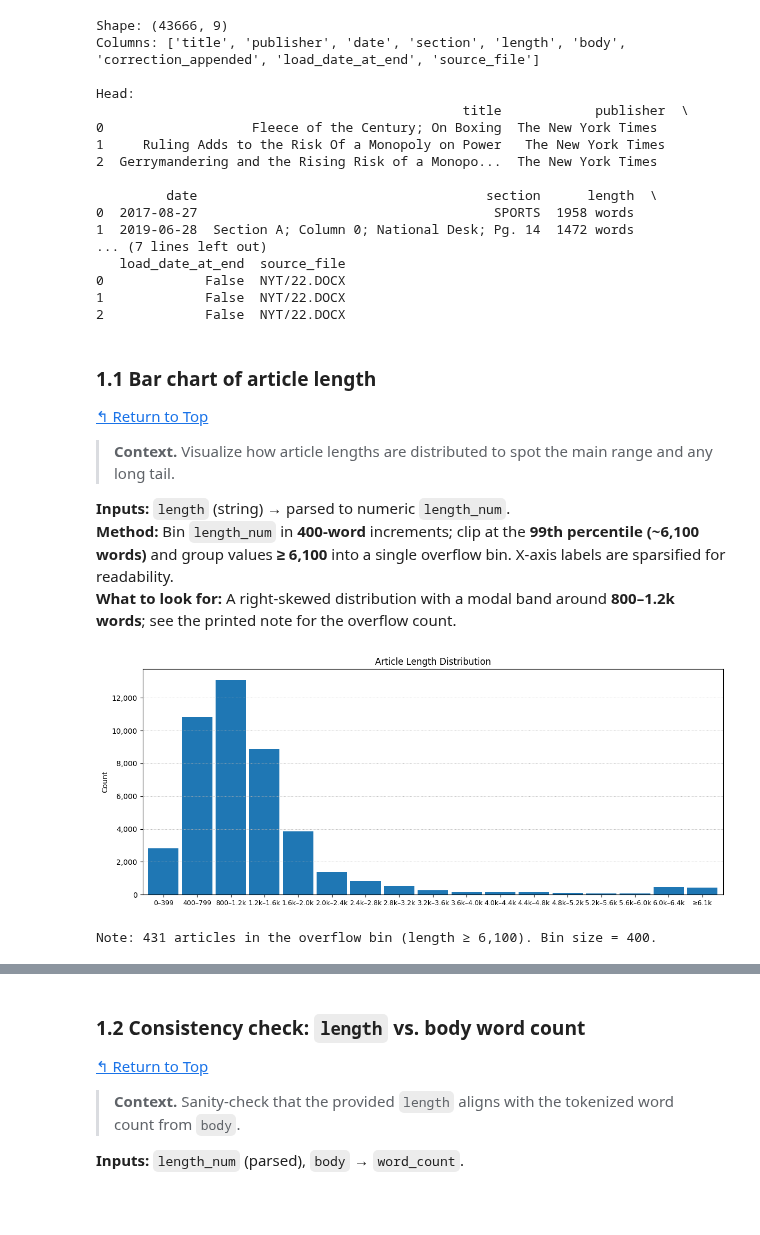
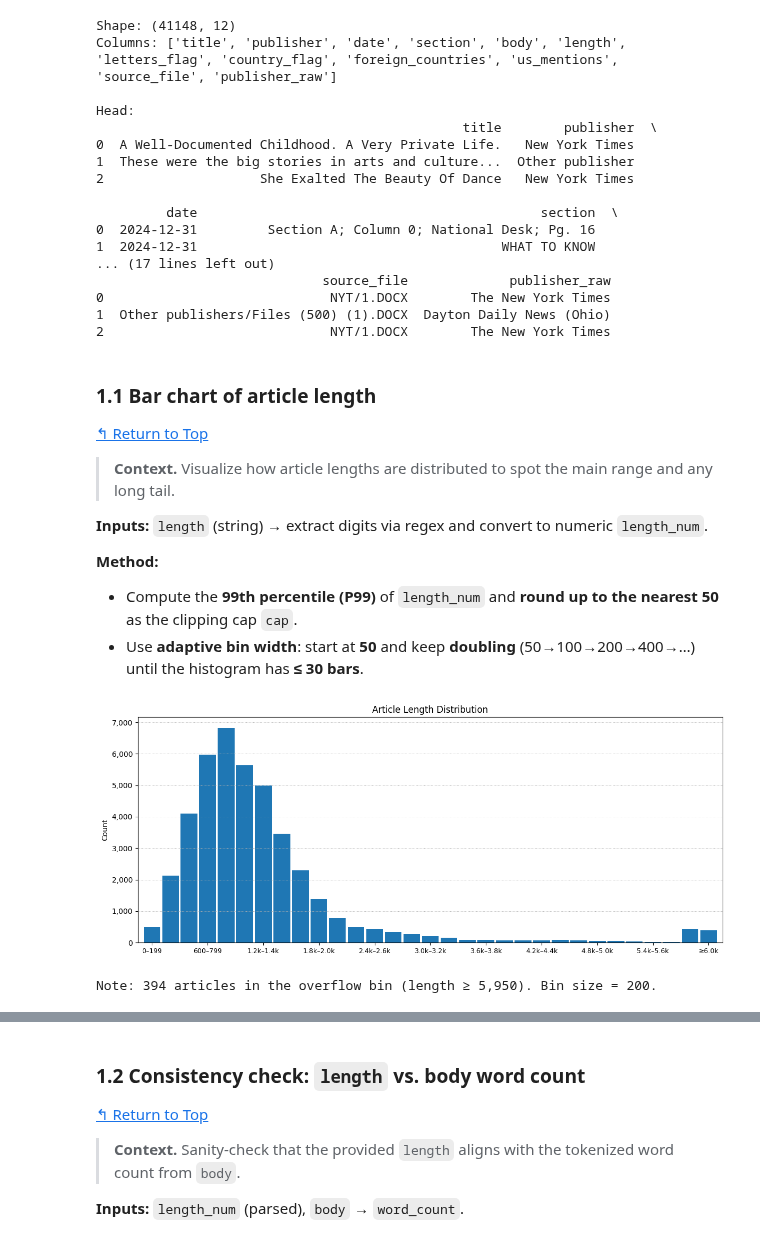
Before and after one commit to laurauguc/working_class_media_analysis, a Jupyter notebook: data_exploration/Guo_length_section_analysis.ipynb, the cells around one changed output, grey strips where cells are left out. Cells and saved outputs as stored; diff of their text form; code cells hidden in the pictures; blank space fills up the shorter version.

Commit message:
updated section analysis on cleaned dataset

```diff
--- a/data_exploration/Guo_length_section_analysis.ipynb
+++ b/data_exploration/Guo_length_section_analysis.ipynb
@@ -19,27 +20,27 @@ Overview of Step 1 checks on `parsed_data` to guide later cleaning and analysis.
 # %%
-df = pd.read_pickle(DATA_PATH)
+df = pd.read_pickle("../data/processed/cleaned_articles.pkl")
 print("Shape:", df.shape)
 print("Columns:", list(df.columns))
 print("\nHead:")
 print(df.head(3))
 # %% [output]
-Shape: (43666, 9)
-Columns: ['title', 'publisher', 'date', 'section', 'length', 'body', 'correction_appended', 'load_date_at_end', 'source_file']
+Shape: (41148, 12)
+Columns: ['title', 'publisher', 'date', 'section', 'body', 'length', 'letters_flag', 'country_flag', 'foreign_countries', 'us_mentions', 'source_file', 'publisher_raw']
 
 Head:
-                                               title            publisher  \
-0                   Fleece of the Century; On Boxing  The New York Times
-1     Ruling Adds to the Risk Of a Monopoly on Power   The New York Times
-2  Gerrymandering and the Rising Risk of a Monopo...  The New York Times
+                                               title        publisher  \
+0  A Well-Documented Childhood. A Very Private Life.   New York Times
+1  These were the big stories in arts and culture...  Other publisher
+2                    She Exalted The Beauty Of Dance   New York Times
 
-         date                                     section      length  \
-0  2017-08-27                                      SPORTS  1958 words
-1  2019-06-28  Section A; Column 0; National Desk; Pg. 14  1472 words
-... (7 lines left out)
-   load_date_at_end  source_file
-0             False  NYT/22.DOCX
-1             False  NYT/22.DOCX
-2             False  NYT/22.DOCX
+         date                                            section  \
+0  2024-12-31         Section A; Column 0; National Desk; Pg. 16
+1  2024-12-31                                       WHAT TO KNOW
+... (17 lines left out)
+                             source_file             publisher_raw
+0                             NYT/1.DOCX        The New York Times
+1  Other publishers/Files (500) (1).DOCX  Dayton Daily News (Ohio)
+2                             NYT/1.DOCX        The New York Times
 # %% [markdown]
 <a id="11-bar-chart-of-article-length"></a>
 ### 1.1 Bar chart of article length
@@ -47,9 +48,11 @@ Head:
 
 > **Context.** Visualize how article lengths are distributed to spot the main range and any long tail.
 
-**Inputs:** `length` (string) → parsed to numeric `length_num`.
-**Method:** Bin `length_num` in **400-word** increments; clip at the **99th percentile (~6,100 words)** and group values **≥ 6,100** into a single overflow bin. X-axis labels are sparsified for readability.
-**What to look for:** A right-skewed distribution with a modal band around **800–1.2k words**; see the printed note for the overflow count.
+**Inputs:** `length` (string) → extract digits via regex and convert to numeric `length_num`.
+
+**Method:**
+- Compute the **99th percentile (P99)** of `length_num` and **round up to the nearest 50** as the clipping cap `cap`.
+- Use **adaptive bin width**: start at **50** and keep **doubling** (50→100→200→400→…) until the histogram has **≤ 30 bars**.
 # %%
 # Step 1.1 · Bar chart of article length
 import numpy as np, pandas as pd, matplotlib.pyplot as plt, re
@@ -59,7 +62,7 @@ from matplotlib.ticker import FuncFormatter
 try:
     df
 except NameError:
-    df = pd.read_pickle("../data/processed/parsed_articles.pkl").copy()
+    df = pd.read_pickle("../data/processed/cleaned_articles.pkl").copy()
 
 # ensure numeric length
 if "length_num" not in df.columns:
@@ -92,33 +95,33 @@ else:
     labels = [f"{fmt_k(l)}–{fmt_k(r-1)}" for l, r in zip(bins[:-1], bins[1:])]
     if overflow > 0:
         counts = pd.concat([counts, pd.Series([overflow], index=[f"≥{fmt_k(cap)}"])])
         labels.append(f"≥{fmt_k(cap)}")
 
     # 4) draw with sparse ticks
     idx = np.arange(len(counts))
     fig, ax = plt.subplots(figsize=(12, 5))
     ax.bar(idx, counts.values, width=0.9)
 
     ax.set_title("Article Length Distribution")
     ax.set_ylabel("Count")
 
     # show ~8–10 x-tick labels max
     n_labels = min(10, len(labels))
     step = max(1, len(labels) // n_labels)
     tick_idx = idx[::step]
     ax.set_xticks(tick_idx)
     ax.set_xticklabels([labels[i] for i in tick_idx], rotation=0, fontsize=9)
 
     # y as 1,000 separators + light grid
     ax.yaxis.set_major_formatter(FuncFormatter(lambda v, p: f"{int(v):,}"))
     ax.yaxis.grid(True, linestyle=":", linewidth=0.7)
     plt.margins(x=0.01)
     plt.tight_layout()
     plt.show()
 
     if overflow > 0:
         print(f"Note: {overflow:,} articles in the overflow bin (length ≥ {cap:,}). Bin size = {bin_size}.")
 # %% [output]
-[figure, old version]
+[figure, new version]
-Note: 431 articles in the overflow bin (length ≥ 6,100). Bin size = 400.
+Note: 394 articles in the overflow bin (length ≥ 5,950). Bin size = 200.
 # %% [markdown]
```
Also changed, not shown: parts of 15 cells of this notebook.
